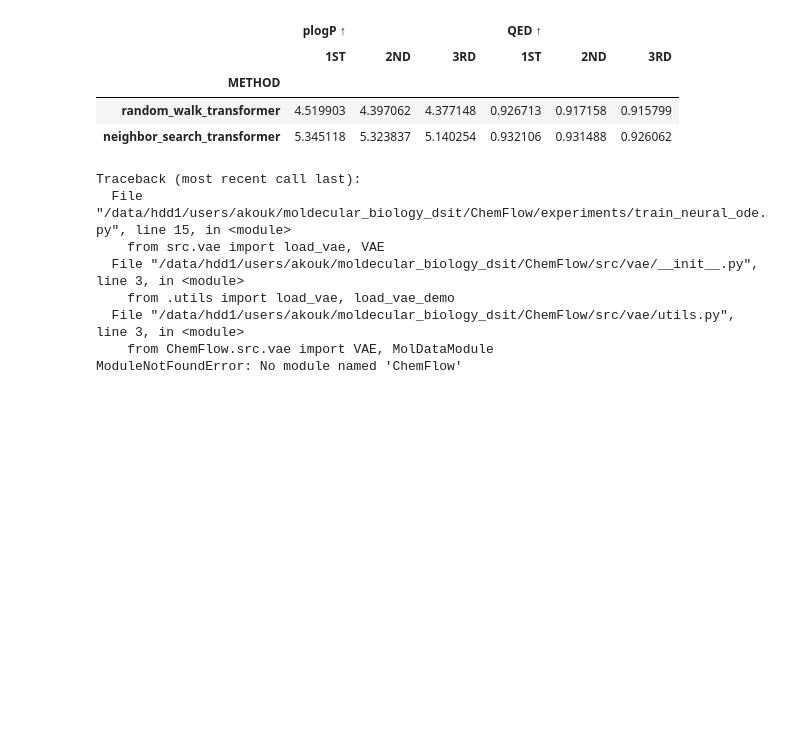
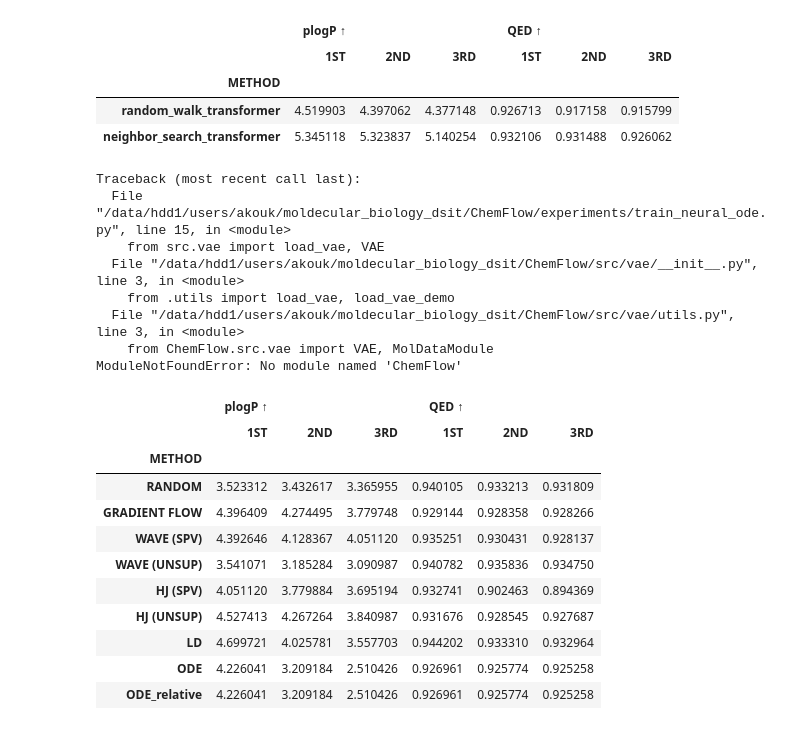
Before and after one commit to apostolhskouk/moldecular_biology_dsit, a Jupyter notebook: ChemFlow/deliverable.ipynb, the cells around one changed output. Saved outputs shown, nothing was run; the diff lists cells and outputs as text; code cells hidden in the pictures; blank space fills up the shorter version.

```diff
--- a/ChemFlow/deliverable.ipynb
+++ b/ChemFlow/deliverable.ipynb
@@ -1321,0 +1334,91 @@ ModuleNotFoundError: No module named 'ChemFlow'
+# %%
+
+import pandas as pd
+from pathlib import Path
+
+METHOD_CONFIG = {
+    "RANDOM": {"method_code": "random", "suffix": "_0.1_relative"},
+    "GRADIENT FLOW": {"method_code": "limo", "suffix": "_0.1_relative"},
+    "WAVE (SPV)": {"method_code": "wave_sup", "suffix": "_0.1_relative"},
+    "WAVE (UNSUP)": {"method_code": "wave_unsup", "suffix": "_0.1_relative"},
+    "HJ (SPV)": {"method_code": "hj_sup", "suffix": "_0.1_relative"},
+    "HJ (UNSUP)": {"method_code": "hj_unsup", "suffix": "_0.1_relative"},
+    "LD": {"method_code": "fp", "suffix": "_0.1_relative"},
+    "ODE" :{"method_code": "neural_ode", "suffix": "_0.1_absolute"},
+    #"ODE_relative" :{"method_code": "neural_ode", "suffix": "_0.1_relative"},
+}
+
+PROPERTY_CONFIG = {
+    "plogP ↑": {"prop_code": "plogp", "maximize": True},
+    "QED ↑": {"prop_code": "qed", "maximize": True},
+    "ESR1 DOCKING ↓": {"prop_code": "1err", "maximize": False},
+    "ACAA1 DOCKING ↓": {"prop_code": "2iik", "maximize": False},
+}
+
+ranks = ["1ST", "2ND", "3RD"]
+table_data = []
+method_names_ordered = ["RANDOM", "GRADIENT FLOW", "WAVE (SPV)", "WAVE (UNSUP)", "HJ (SPV)", "HJ (UNSUP)", "LD", "ODE", "ODE_relative"]
+property_names_ordered = ["plogP ↑", "QED ↑"]
+
+base_path = Path("data/interim/uc_optim")
+
+for method_display_name in method_names_ordered:
+    config = METHOD_CONFIG[method_display_name]
+    method_code = config["method_code"]
+    suffix = config["suffix"]
+    row_data = {"METHOD": method_display_name}
+
+    for prop_display_name in property_names_ordered:
+        prop_info = PROPERTY_CONFIG[prop_display_name]
+        prop_code = prop_info["prop_code"]
+        maximize = prop_info["maximize"]
+
+        filename = f"{prop_code}_{method_code}{suffix}.csv"
+        filepath = base_path / filename
+
+        df_prop = pd.read_csv(filepath)
+
+        sorted_df = df_prop.sort_values(by=prop_code, ascending=not maximize)
+        top_3_values = sorted_df[prop_code].head(3).tolist()
+
+        for i, rank in enumerate(ranks):
+            if i < len(top_3_values):
+                row_data[(prop_display_name, rank)] = top_3_values[i]
+            else:
+                row_data[(prop_display_name, rank)] = float('nan')
+
+    table_data.append(row_data)
+
+df_results = pd.DataFrame(table_data)
+df_results = df_results.set_index("METHOD")
+df_results.columns = pd.MultiIndex.from_tuples(df_results.columns)
+
+column_formats = {}
+for prop_col_name, _ in df_results.columns:
+    is_docking = "DOCKING" in prop_col_name
+    is_qed = prop_col_name == "QED ↑"
+
+    for rank_col_name in ranks:
+        if is_docking:
+            column_formats[(prop_col_name, rank_col_name)] = '{:.2f}'
+        elif is_qed:
+            column_formats[(prop_col_name, rank_col_name)] = '{:.3f}'
+        else:
+            column_formats[(prop_col_name, rank_col_name)] = '{:.2f}'
+
+pd.set_option('display.max_columns', None)
+pd.set_option('display.width', 200)
+df_results
+# %% [output]
+|  | plogP ↑ |  |  | QED ↑ |  |  |
+|  | 1ST | 2ND | 3RD | 1ST | 2ND | 3RD |
+| METHOD |  |  |  |  |  |  |
+| RANDOM | 3.523312 | 3.432617 | 3.365955 | 0.940105 | 0.933213 | 0.931809 |
+| GRADIENT FLOW | 4.396409 | 4.274495 | 3.779748 | 0.929144 | 0.928358 | 0.928266 |
+| WAVE (SPV) | 4.392646 | 4.128367 | 4.051120 | 0.935251 | 0.930431 | 0.928137 |
+| WAVE (UNSUP) | 3.541071 | 3.185284 | 3.090987 | 0.940782 | 0.935836 | 0.934750 |
+| HJ (SPV) | 4.051120 | 3.779884 | 3.695194 | 0.932741 | 0.902463 | 0.894369 |
+| HJ (UNSUP) | 4.527413 | 4.267264 | 3.840987 | 0.931676 | 0.928545 | 0.927687 |
+| LD | 4.699721 | 4.025781 | 3.557703 | 0.944202 | 0.933310 | 0.932964 |
+| ODE | 4.226041 | 3.209184 | 2.510426 | 0.926961 | 0.925774 | 0.925258 |
+| ODE_relative | 4.226041 | 3.209184 | 2.510426 | 0.926961 | 0.925774 | 0.925258 |
```
Also changed, not shown: parts of 3 cells of this notebook, 4 other files.
